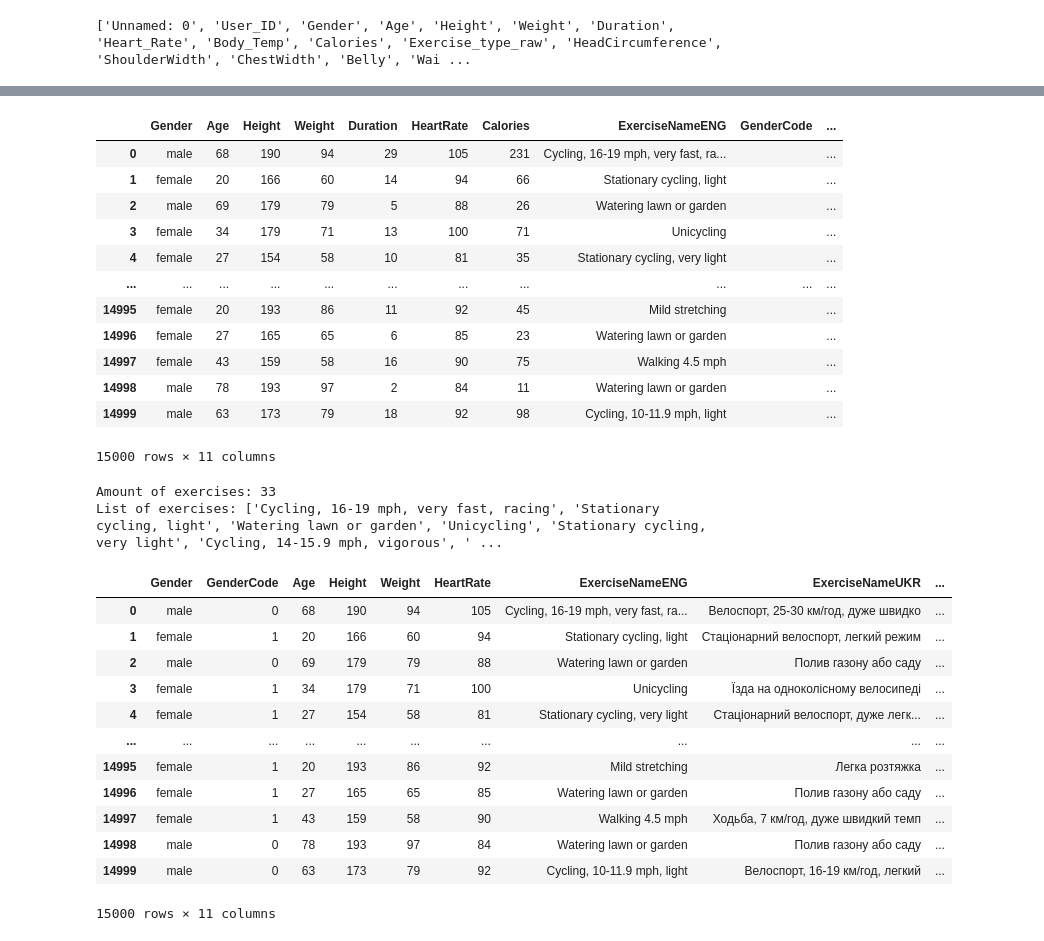
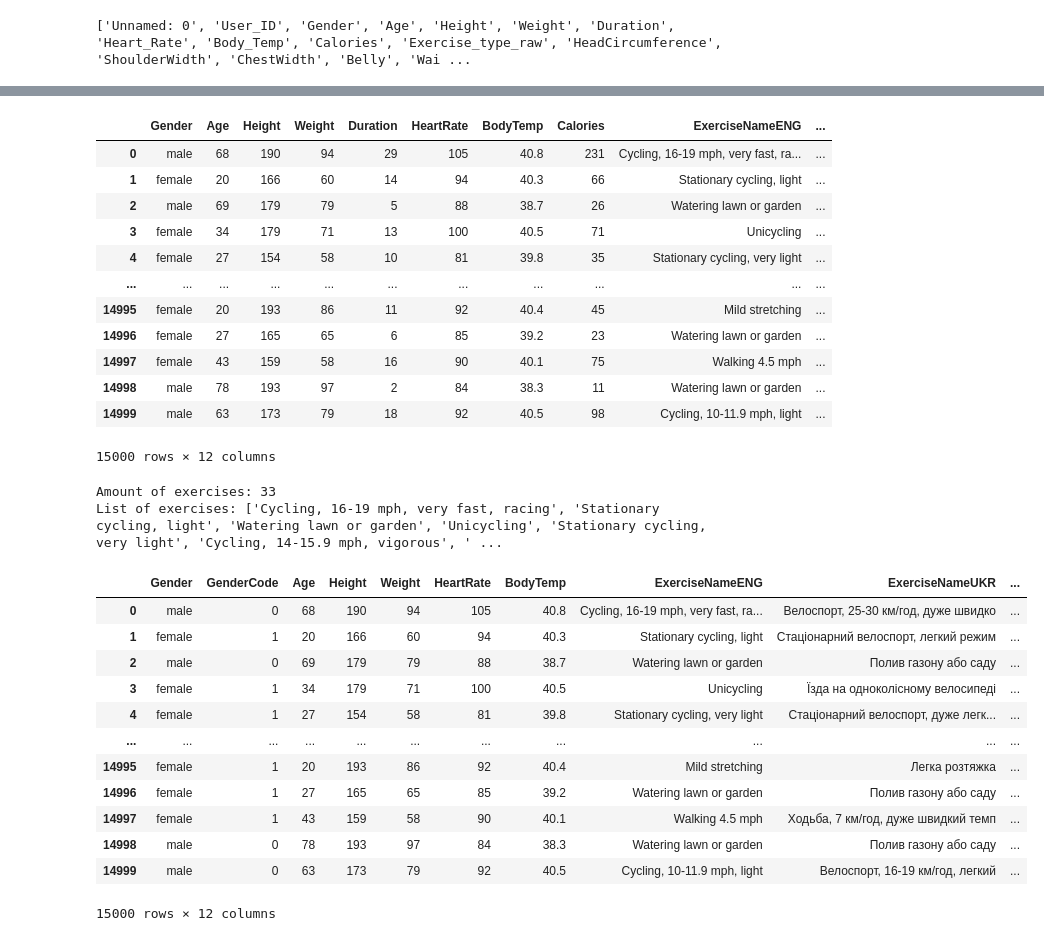
Before and after one commit to InSolider/TrainingPlan, a Jupyter notebook: services/Data_Processing.ipynb, the cells around one changed output, grey strips where cells are left out. Saved outputs shown, nothing was run; the diff lists cells and outputs as text; code cells hidden in the pictures.

```diff
--- a/services/Data_Processing.ipynb
+++ b/services/Data_Processing.ipynb
@@ -24,7 +24,7 @@ print(original_data.columns.tolist())
 # %%
 prepared_data = original_data.drop(original_data.columns[0], axis=1)
 # %%
-prepared_data.drop(['User_ID', 'Body_Temp', 'HeadCircumference', 'ShoulderWidth', 'ChestWidth', 'Belly', 'Waist', 'Hips', 'ArmLength', 'ShoulderToWaist', 'WaistToKnee', 'LegLength'], axis=1, inplace=True)
+prepared_data.drop(['User_ID', 'HeadCircumference', 'ShoulderWidth', 'ChestWidth', 'Belly', 'Waist', 'Hips', 'ArmLength', 'ShoulderToWaist', 'WaistToKnee', 'LegLength'], axis=1, inplace=True)
 # %%
 prepared_data['Height'] = prepared_data['Height'].astype(int)
 prepared_data['Weight'] = prepared_data['Weight'].astype(int)
@@ -49,23 +34,23 @@ prepared_data
 # %%
-prepared_data.rename(columns={'Exercise_type_raw': 'ExerciseNameENG', 'Heart_Rate': 'HeartRate'}, inplace=True)
+prepared_data.rename(columns={'Exercise_type_raw': 'ExerciseNameENG', 'Heart_Rate': 'HeartRate', 'Body_Temp': 'BodyTemp'}, inplace=True)
 prepared_data['GenderCode'] = ''
 prepared_data['ExerciseNameUKR'] = ''
 prepared_data['ExerciseID'] = ''
 prepared_data
 # %% [output]
-|  | Gender | Age | Height | Weight | Duration | HeartRate | Calories | ExerciseNameENG | GenderCode | ... |
-| 0 | male | 68 | 190 | 94 | 29 | 105 | 231 | Cycling, 16-19 mph, very fast, ra... |  | ... |
-| 1 | female | 20 | 166 | 60 | 14 | 94 | 66 | Stationary cycling, light |  | ... |
-| 2 | male | 69 | 179 | 79 | 5 | 88 | 26 | Watering lawn or garden |  | ... |
-| 3 | female | 34 | 179 | 71 | 13 | 100 | 71 | Unicycling |  | ... |
-| 4 | female | 27 | 154 | 58 | 10 | 81 | 35 | Stationary cycling, very light |  | ... |
+|  | Gender | Age | Height | Weight | Duration | HeartRate | BodyTemp | Calories | ExerciseNameENG | ... |
+| 0 | male | 68 | 190 | 94 | 29 | 105 | 40.8 | 231 | Cycling, 16-19 mph, very fast, ra... | ... |
+| 1 | female | 20 | 166 | 60 | 14 | 94 | 40.3 | 66 | Stationary cycling, light | ... |
+| 2 | male | 69 | 179 | 79 | 5 | 88 | 38.7 | 26 | Watering lawn or garden | ... |
+| 3 | female | 34 | 179 | 71 | 13 | 100 | 40.5 | 71 | Unicycling | ... |
+| 4 | female | 27 | 154 | 58 | 10 | 81 | 39.8 | 35 | Stationary cycling, very light | ... |
 | ... | ... | ... | ... | ... | ... | ... | ... | ... | ... | ... |
-| 14995 | female | 20 | 193 | 86 | 11 | 92 | 45 | Mild stretching |  | ... |
-| 14996 | female | 27 | 165 | 65 | 6 | 85 | 23 | Watering lawn or garden |  | ... |
-| 14997 | female | 43 | 159 | 58 | 16 | 90 | 75 | Walking 4.5 mph |  | ... |
-| 14998 | male | 78 | 193 | 97 | 2 | 84 | 11 | Watering lawn or garden |  | ... |
-| 14999 | male | 63 | 173 | 79 | 18 | 92 | 98 | Cycling, 10-11.9 mph, light |  | ... |
+| 14995 | female | 20 | 193 | 86 | 11 | 92 | 40.4 | 45 | Mild stretching | ... |
+| 14996 | female | 27 | 165 | 65 | 6 | 85 | 39.2 | 23 | Watering lawn or garden | ... |
+| 14997 | female | 43 | 159 | 58 | 16 | 90 | 40.1 | 75 | Walking 4.5 mph | ... |
+| 14998 | male | 78 | 193 | 97 | 2 | 84 | 38.3 | 11 | Watering lawn or garden | ... |
+| 14999 | male | 63 | 173 | 79 | 18 | 92 | 40.5 | 98 | Cycling, 10-11.9 mph, light | ... |
-15000 rows × 11 columns
+15000 rows × 12 columns
 # %%
 exercise_names = prepared_data['ExerciseNameENG'].unique()
 print('Amount of exercises:', len(exercise_names))
@@ -176,22 +161,22 @@ prepared_data.loc[prepared_data['ExerciseNameENG'] == 'Walking 4.5 mph', 'Exerci
 prepared_data.loc[prepared_data['Gender'] == 'male', 'GenderCode'] = '0'
 prepared_data.loc[prepared_data['Gender'] == 'female', 'GenderCode'] = '1'
 # %%
-prepared_data = prepared_data[['Gender', 'GenderCode', 'Age', 'Height', 'Weight', 'HeartRate', 'ExerciseNameENG', 'ExerciseNameUKR', 'ExerciseID', 'Duration', 'Calories']]
+prepared_data = prepared_data[['Gender', 'GenderCode', 'Age', 'Height', 'Weight', 'HeartRate', 'BodyTemp', 'ExerciseNameENG', 'ExerciseNameUKR', 'ExerciseID', 'Duration', 'Calories']]
 prepared_data
 # %% [output]
-|  | Gender | GenderCode | Age | Height | Weight | HeartRate | ExerciseNameENG | ExerciseNameUKR | ... |
-| 0 | male | 0 | 68 | 190 | 94 | 105 | Cycling, 16-19 mph, very fast, ra... | Велоспорт, 25-30 км/год, дуже швидко | ... |
-| 1 | female | 1 | 20 | 166 | 60 | 94 | Stationary cycling, light | Стаціонарний велоспорт, легкий режим | ... |
-| 2 | male | 0 | 69 | 179 | 79 | 88 | Watering lawn or garden | Полив газону або саду | ... |
-| 3 | female | 1 | 34 | 179 | 71 | 100 | Unicycling | Їзда на одноколісному велосипеді | ... |
-| 4 | female | 1 | 27 | 154 | 58 | 81 | Stationary cycling, very light | Стаціонарний велоспорт, дуже легк... | ... |
-| ... | ... | ... | ... | ... | ... | ... | ... | ... | ... |
-| 14995 | female | 1 | 20 | 193 | 86 | 92 | Mild stretching | Легка розтяжка | ... |
-| 14996 | female | 1 | 27 | 165 | 65 | 85 | Watering lawn or garden | Полив газону або саду | ... |
-| 14997 | female | 1 | 43 | 159 | 58 | 90 | Walking 4.5 mph | Ходьба, 7 км/год, дуже швидкий темп | ... |
-| 14998 | male | 0 | 78 | 193 | 97 | 84 | Watering lawn or garden | Полив газону або саду | ... |
-| 14999 | male | 0 | 63 | 173 | 79 | 92 | Cycling, 10-11.9 mph, light | Велоспорт, 16-19 км/год, легкий | ... |
+|  | Gender | GenderCode | Age | Height | Weight | HeartRate | BodyTemp | ExerciseNameENG | ExerciseNameUKR | ... |
+| 0 | male | 0 | 68 | 190 | 94 | 105 | 40.8 | Cycling, 16-19 mph, very fast, ra... | Велоспорт, 25-30 км/год, дуже швидко | ... |
+| 1 | female | 1 | 20 | 166 | 60 | 94 | 40.3 | Stationary cycling, light | Стаціонарний велоспорт, легкий режим | ... |
+| 2 | male | 0 | 69 | 179 | 79 | 88 | 38.7 | Watering lawn or garden | Полив газону або саду | ... |
+| 3 | female | 1 | 34 | 179 | 71 | 100 | 40.5 | Unicycling | Їзда на одноколісному велосипеді | ... |
+| 4 | female | 1 | 27 | 154 | 58 | 81 | 39.8 | Stationary cycling, very light | Стаціонарний велоспорт, дуже легк... | ... |
+| ... | ... | ... | ... | ... | ... | ... | ... | ... | ... | ... |
+| 14995 | female | 1 | 20 | 193 | 86 | 92 | 40.4 | Mild stretching | Легка розтяжка | ... |
+| 14996 | female | 1 | 27 | 165 | 65 | 85 | 39.2 | Watering lawn or garden | Полив газону або саду | ... |
+| 14997 | female | 1 | 43 | 159 | 58 | 90 | 40.1 | Walking 4.5 mph | Ходьба, 7 км/год, дуже швидкий темп | ... |
+| 14998 | male | 0 | 78 | 193 | 97 | 84 | 38.3 | Watering lawn or garden | Полив газону або саду | ... |
+| 14999 | male | 0 | 63 | 173 | 79 | 92 | 40.5 | Cycling, 10-11.9 mph, light | Велоспорт, 16-19 км/год, легкий | ... |
-15000 rows × 11 columns
+15000 rows × 12 columns
 # %%
 prepared_data.to_csv('data_processed.csv', index=False)
 test_data_processed = pd.read_csv('data_processed.csv')
```
Also changed, not shown: parts of 2 cells of this notebook, 20 other files.
